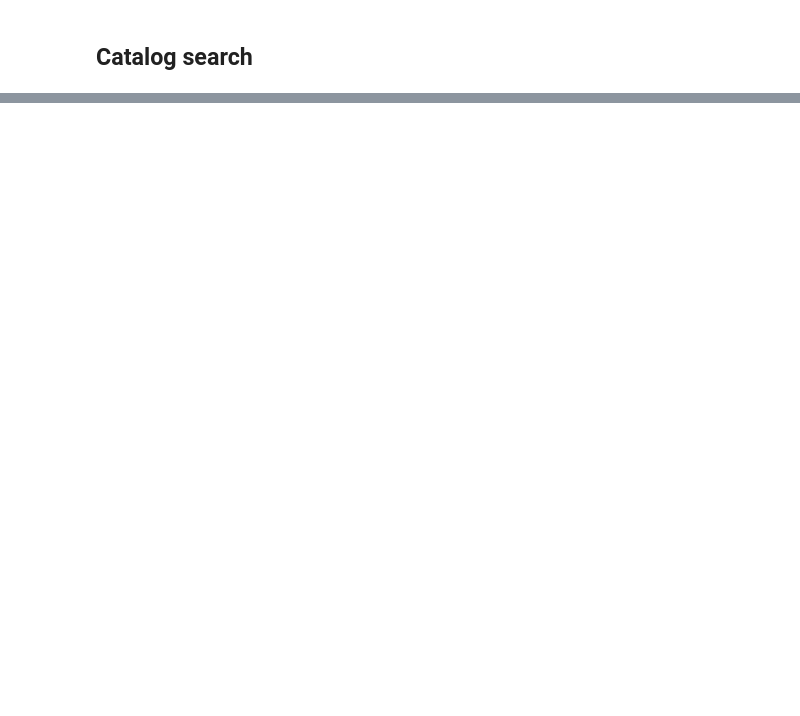
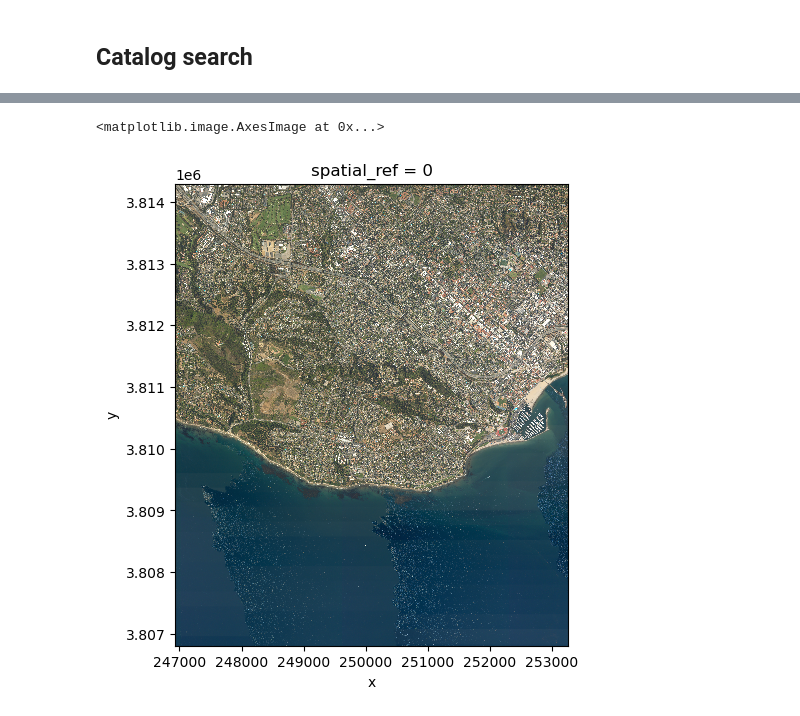
Before and after one commit to sarah-busby/eds220-in-class, a Jupyter notebook: week-8-STAC-STUDENTS.ipynb, the cells around one changed output, grey strips where cells are left out. Saved outputs shown, nothing was run; the diff lists cells and outputs as text; code cells hidden in the pictures; blank space fills up the shorter version.

```diff
--- a/week-8-STAC-STUDENTS.ipynb
+++ b/week-8-STAC-STUDENTS.ipynb
@@ -41,0 +178,3 @@ bbox = {
+# %%
+sb = rioxr.open_rasterio(item.assets['image'].href)
+sb
@@ -41,0 +196,10 @@ bbox = {
+# %%
+# Plot raster with correct ratio
+size = 6
+aspect = sb.rio.width / sb.rio.height
+
+# Select RGB bands
+sb.sel(band=[1,2,3]).plot.imshow(size=size, aspect=aspect)
+# %% [output]
+<matplotlib.image.AxesImage at 0x...>
+[figure, added]
```
Also changed, not shown: parts of 21 cells of this notebook.
